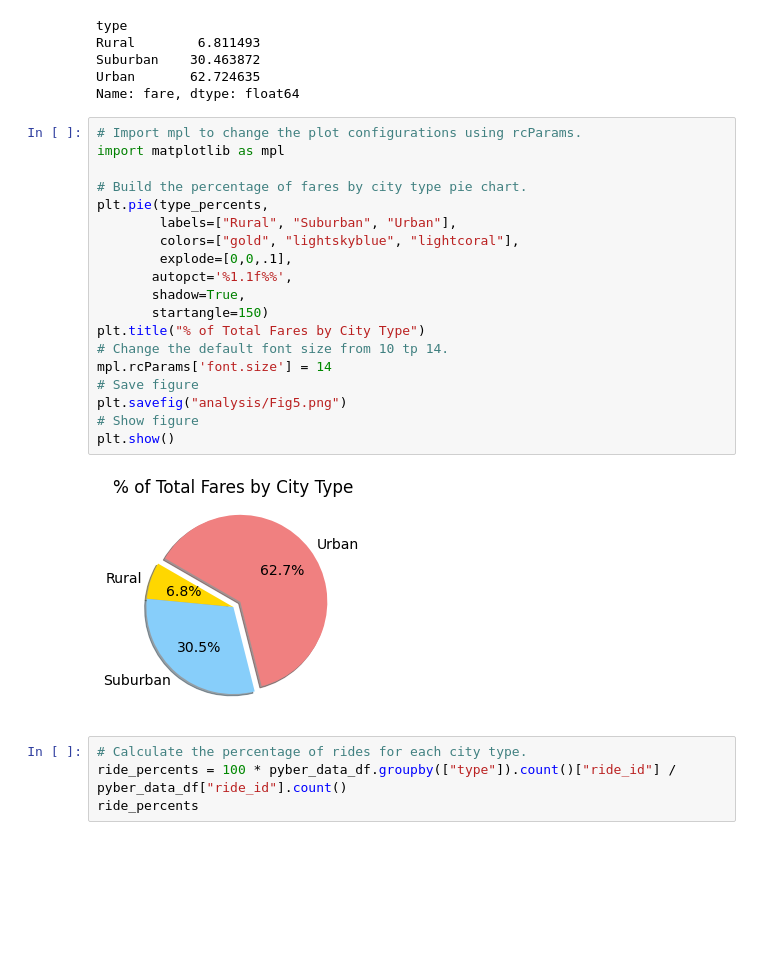
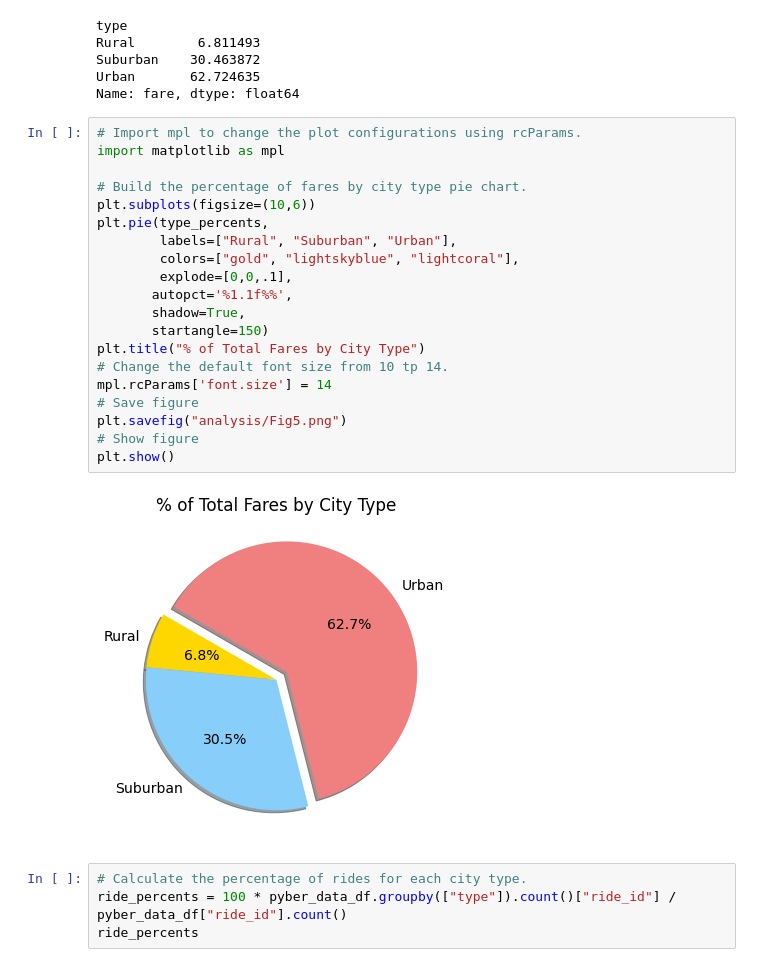
Before and after one commit to JSischo/PyBer_Analysis, a Jupyter notebook: PyBer.ipynb, the cells around one changed output. Cells and saved outputs as stored; diff of their text form; blank space fills up the shorter version.

Commit message:
Final PyBer and Figures.

```diff
--- a/PyBer.ipynb
+++ b/PyBer.ipynb
@@ -835,24 +835,25 @@ Name: fare, dtype: float64
 # %%
 # Import mpl to change the plot configurations using rcParams.
 import matplotlib as mpl
 
 # Build the percentage of fares by city type pie chart.
+plt.subplots(figsize=(10,6))
 plt.pie(type_percents,
         labels=["Rural", "Suburban", "Urban"],
         colors=["gold", "lightskyblue", "lightcoral"],
         explode=[0,0,.1],
        autopct='%1.1f%%',
        shadow=True,
        startangle=150)
 plt.title("% of Total Fares by City Type")
 # Change the default font size from 10 tp 14.
 mpl.rcParams['font.size'] = 14
 # Save figure
 plt.savefig("analysis/Fig5.png")
 # Show figure
 plt.show()
 # %% [output]
-[figure, old version]
+[figure, new version]
 # %%
 # Calculate the percentage of rides for each city type.
 ride_percents = 100 * pyber_data_df.groupby(["type"]).count()["ride_id"] / pyber_data_df["ride_id"].count()
```
Also changed, not shown: parts of 3 cells of this notebook, 3 other files.
